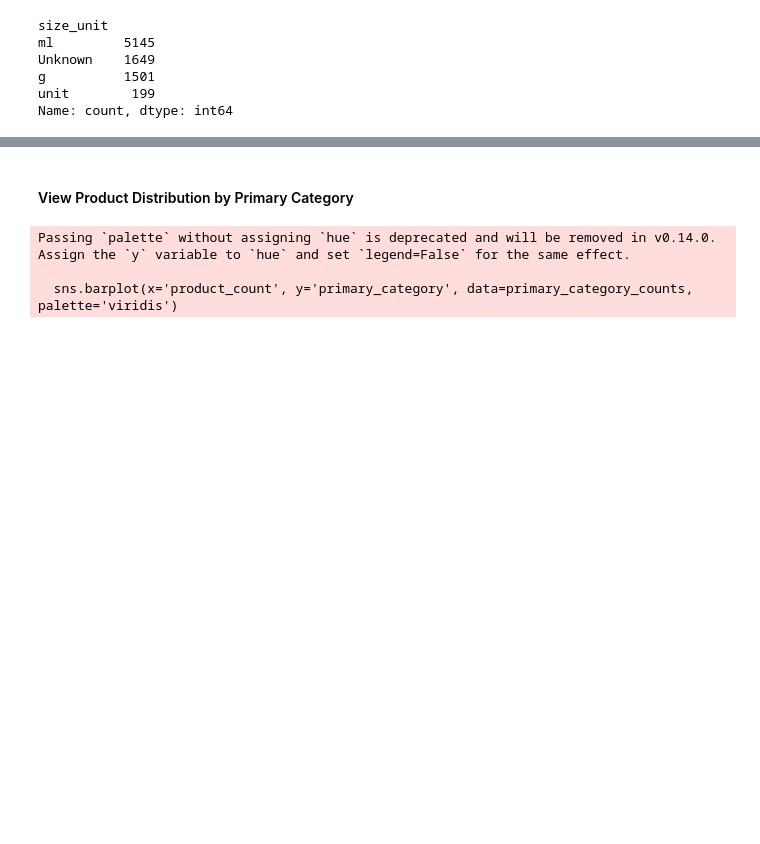
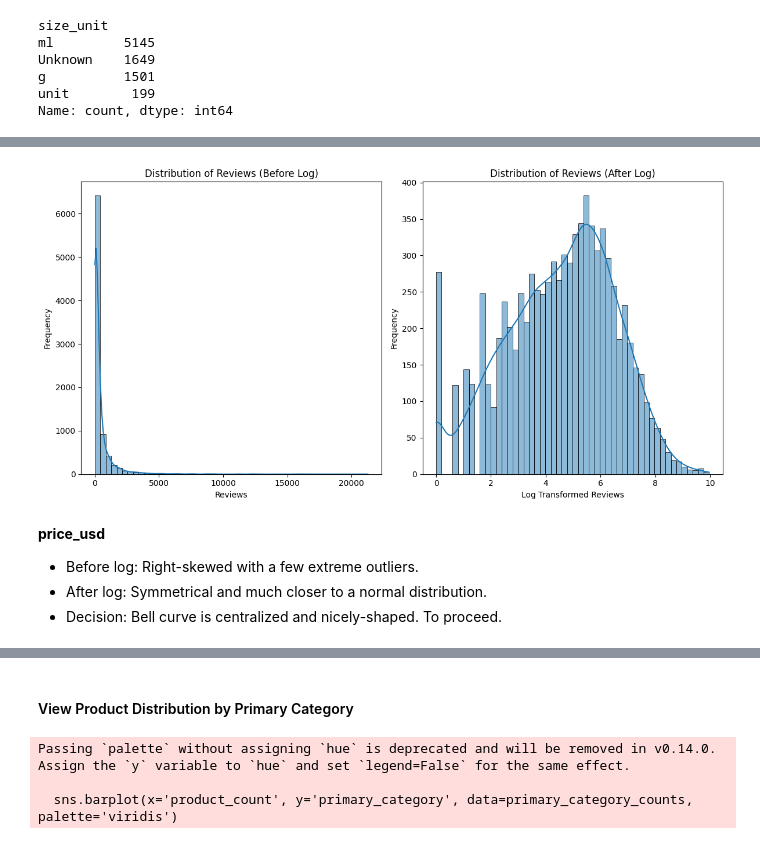
Before and after one commit to kelynz/itd214proj, a Jupyter notebook: 3988288G.ipynb, the cells around one changed output, grey strips where cells are left out. Saved outputs shown, nothing was run; the diff lists cells and outputs as text; code cells hidden in the pictures; blank space fills up the shorter version.

```diff
--- a/3988288G.ipynb
+++ b/3988288G.ipynb
@@ -484,0 +611,25 @@ memory usage: 995.5+ KB
+# %%
+# Visualize skewness of reviews before and after log transformation
+plt.figure(figsize=(12, 6))
+
+plt.subplot(1, 2, 1)
+sns.histplot(df_product['reviews'], bins=50, kde=True)
+plt.title('Distribution of Reviews (Before Log)')
+plt.xlabel('Reviews')
+plt.ylabel('Frequency')
+
+plt.subplot(1, 2, 2)
+sns.histplot(np.log1p(df_product['reviews']), bins=50, kde=True)
+plt.title('Distribution of Reviews (After Log)')
+plt.xlabel('Log Transformed Reviews')
+plt.ylabel('Frequency')
+
+plt.tight_layout()
+plt.show()
+# %% [output]
+[figure, added]
+# %% [markdown]
+**price_usd**
+*   Before log: Right-skewed with a few extreme outliers.
+*   After log: Symmetrical and much closer to a normal distribution.
+*   Decision: Bell curve is centralized and nicely-shaped. To proceed.
```
Also changed, not shown: parts of 60 cells of this notebook.
